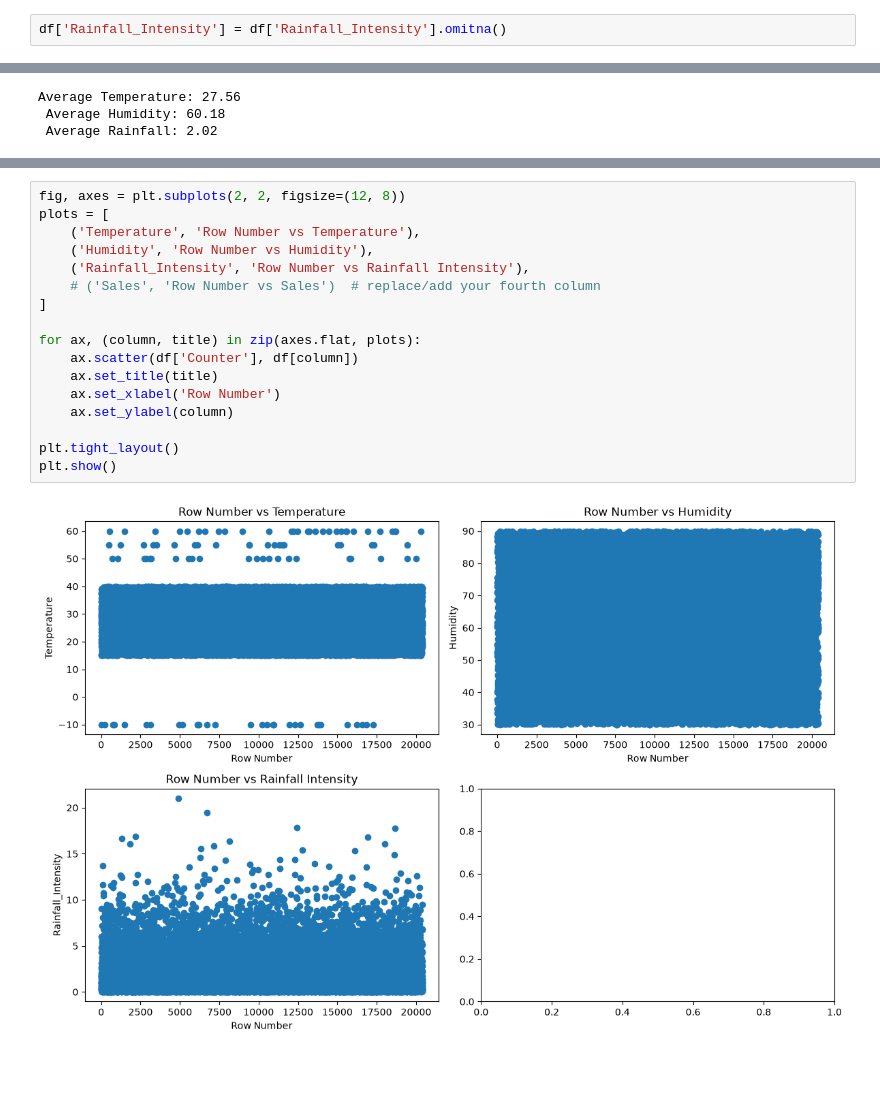
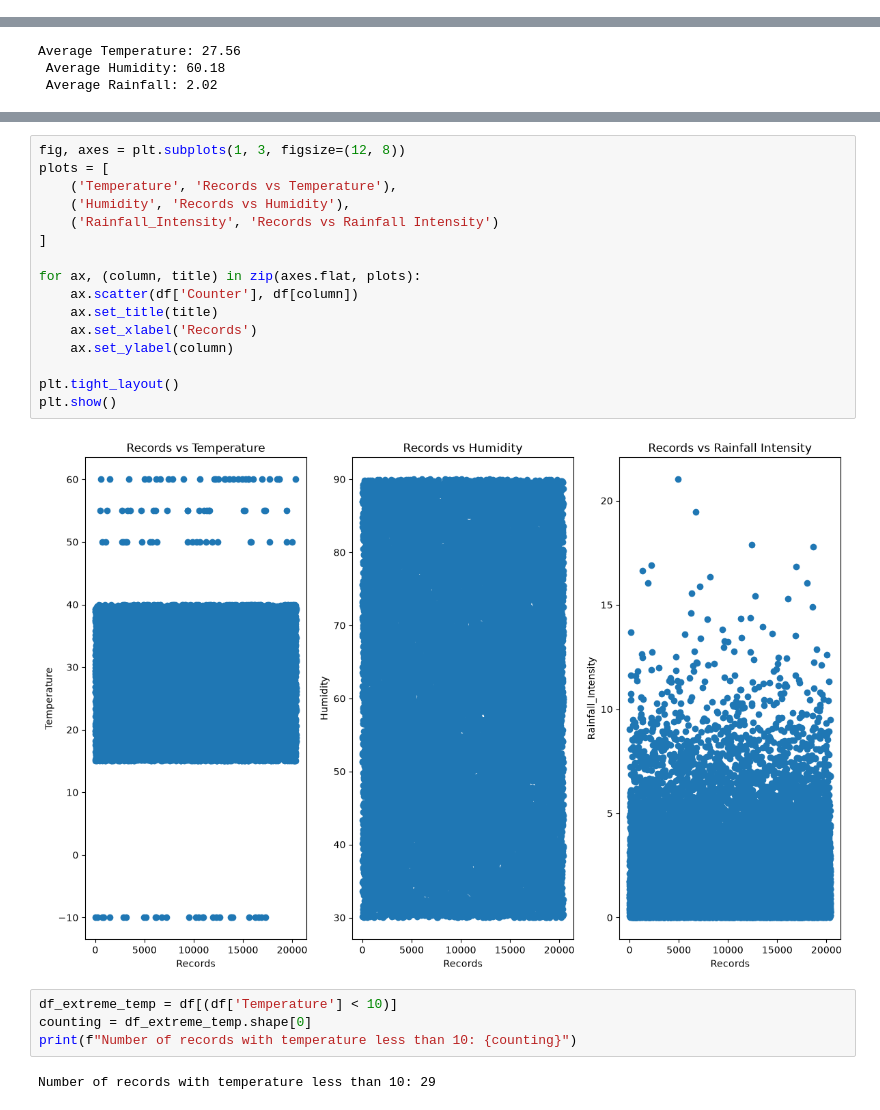
Before and after one commit to panosstavrianakos99-code/Ice-Cream-Sales, a Jupyter notebook: Ice_Cream_Analysis.ipynb, the cells around one changed output, grey strips where cells are left out. Cells and saved outputs as stored; diff of their text form; blank space fills up the shorter version.

```diff
--- a/Ice_Cream_Analysis.ipynb
+++ b/Ice_Cream_Analysis.ipynb
@@ -20,5 +20,3 @@ df
 | 20398 | 31.848399 | 80.183649 | 1.0 | 1.066689 | 700.605913 | 20399 |
 | 20399 | 18.821073 | 59.935992 | 0.0 | 0.674857 | 427.662097 | 20400 |
 20400 rows × 6 columns
-# %%
-df['Rainfall_Intensity'] = df['Rainfall_Intensity'].omitna()
@@ -64,21 +60,26 @@ Minimum Temperature: -10.0
  Minimum Rainfall: 0.0
  Maximum Rainfall: 21.02
 # %%
-fig, axes = plt.subplots(2, 2, figsize=(12, 8))
+fig, axes = plt.subplots(1, 3, figsize=(12, 8))
 plots = [
-    ('Temperature', 'Row Number vs Temperature'),
-    ('Humidity', 'Row Number vs Humidity'),
-    ('Rainfall_Intensity', 'Row Number vs Rainfall Intensity'),
-    # ('Sales', 'Row Number vs Sales')  # replace/add your fourth column
+    ('Temperature', 'Records vs Temperature'),
+    ('Humidity', 'Records vs Humidity'),
+    ('Rainfall_Intensity', 'Records vs Rainfall Intensity')
 ]
 
 for ax, (column, title) in zip(axes.flat, plots):
     ax.scatter(df['Counter'], df[column])
     ax.set_title(title)
-    ax.set_xlabel('Row Number')
+    ax.set_xlabel('Records')
     ax.set_ylabel(column)
 
 plt.tight_layout()
 plt.show()
 # %% [output]
-[figure, old version]
+[figure, new version]
+# %%
+df_extreme_temp = df[(df['Temperature'] < 10)]
+counting = df_extreme_temp.shape[0]
+print(f"Number of records with temperature less than 10: {counting}")
+# %% [output]
+Number of records with temperature less than 10: 29
```
Also changed, not shown: parts of 5 cells of this notebook.
